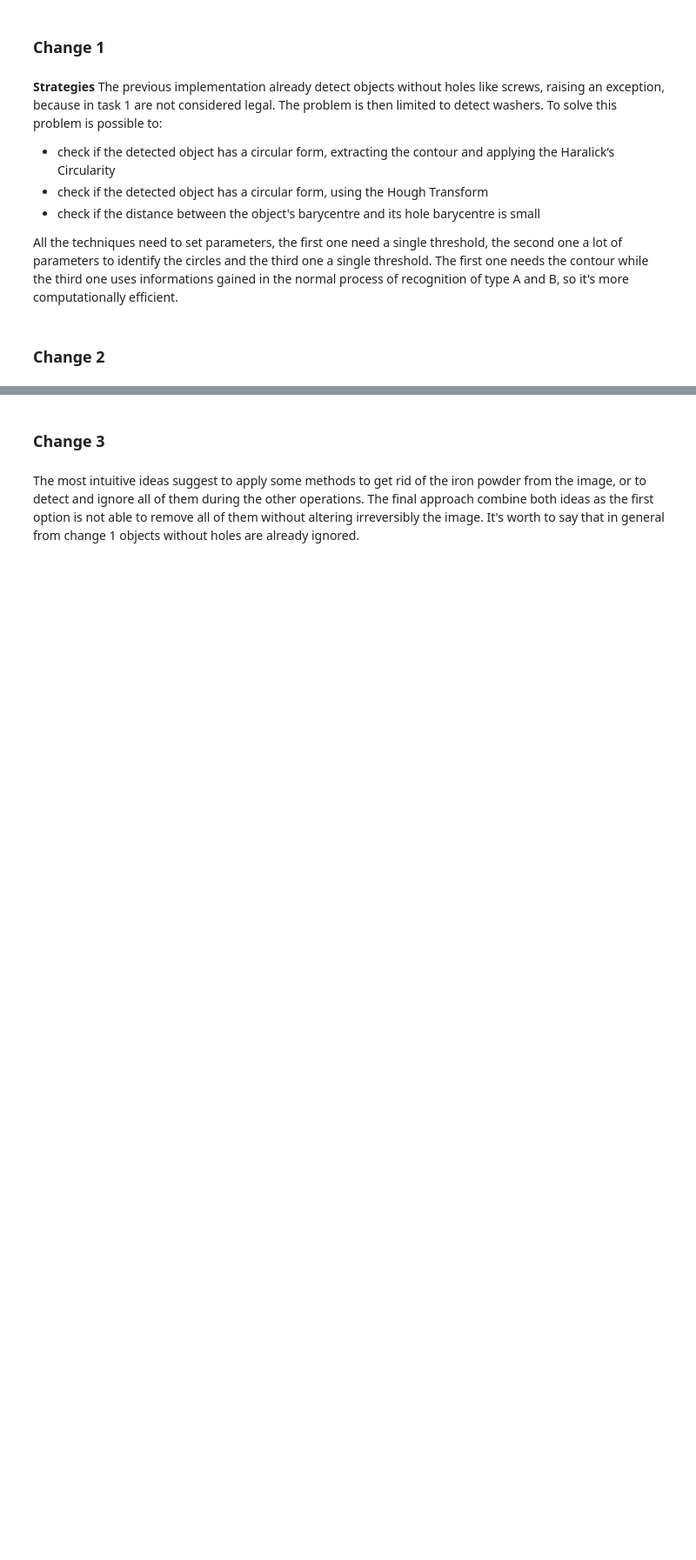
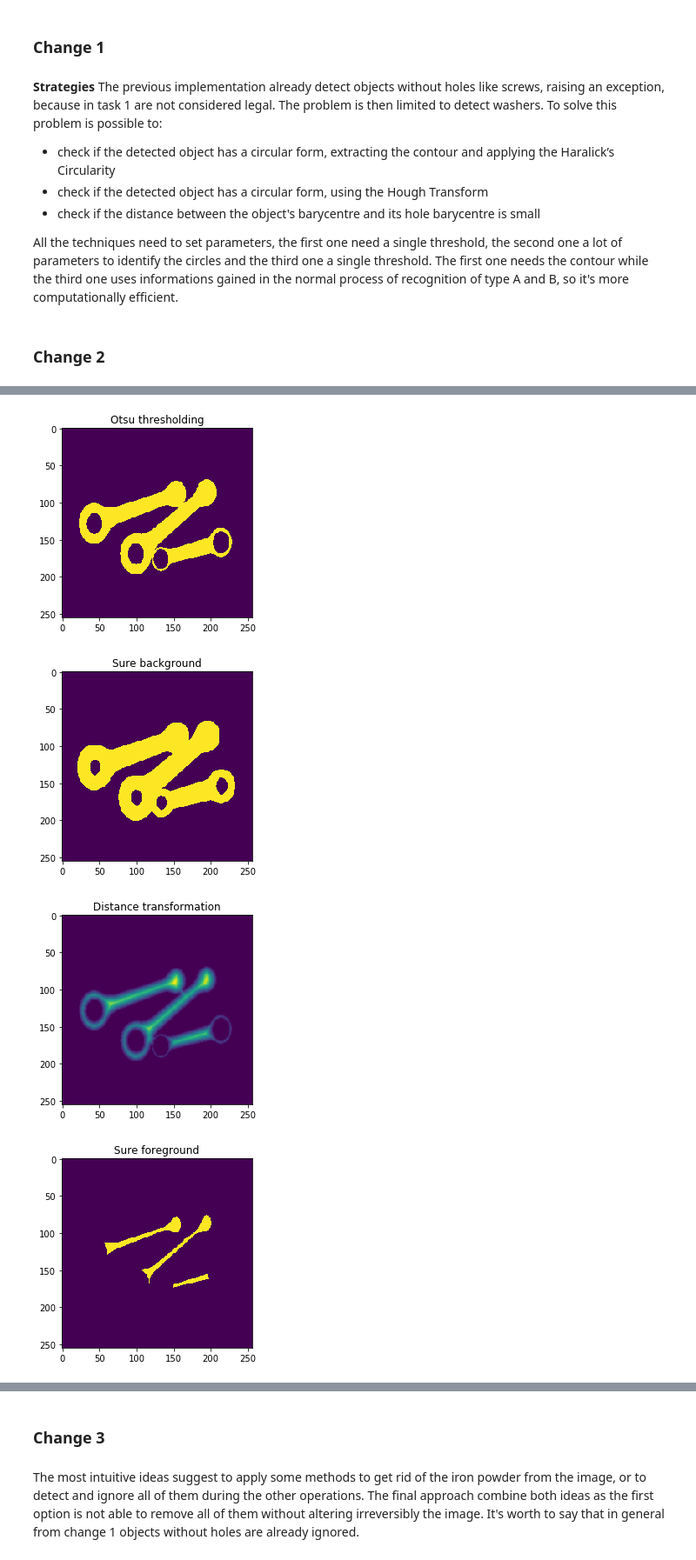
Before and after one commit to alomb/ComputerVisionAndImageProcessingProject, a Jupyter notebook: project/report.ipynb, the cells around one changed output, grey strips where cells are left out. Shown at 87% size. Cells and saved outputs as stored; diff of their text form; code cells hidden in the pictures; blank space fills up the shorter version.

```diff
--- a/project/report.ipynb
+++ b/project/report.ipynb
@@ -468,0 +473,40 @@ _ = fig.colorbar(surface, shrink=0.5, aspect=5)
+# %%
+# segmentation
+_, task2b_th_otsu = cv2.threshold(task2b_image, 0, 255, cv2.THRESH_BINARY_INV + cv2.THRESH_OTSU)
+plt.title("Otsu thresholding")
+plt.imshow(task2b_th_otsu)
+plt.show()
+
+# close the image to cover some holes
+kernel = cv2.getStructuringElement(cv2.MORPH_ELLIPSE, (4,4))
+opening = cv2.morphologyEx(task2b_th_otsu, cv2.MORPH_CLOSE, kernel, iterations = 2)
+
+# sure background area as a dilation
+sure_bg = cv2.dilate(task2b_th_otsu, kernel, iterations=2)
+plt.title("Sure background")
+plt.imshow(sure_bg)
+plt.show()
+
+# Finding sure foreground area as a threshold of the distance transformation
+mask_size = 5
+dist_transform = cv2.distanceTransform(task2b_th_otsu, cv2.DIST_L2, mask_size)
+plt.title("Distance transformation")
+plt.imshow(dist_transform)
+plt.show()
+
+_, sure_fg = cv2.threshold(dist_transform, 0.5 * dist_transform.max(), 255, 0)
+sure_fg = np.uint8(sure_fg)
+plt.title("Sure foreground")
+plt.imshow(sure_fg)
+plt.show()
+
+# Finding unknown regions
+unknown = cv2.subtract(sure_bg, sure_fg)
+plt.title("Unknown area")
+plt.imshow(unknown)
+plt.show()
+# %% [output]
+[figure, added]
+[figure, added]
+[figure, added]
+[figure, added]
```
Also changed, not shown: parts of 13 cells of this notebook, 1 other file.
